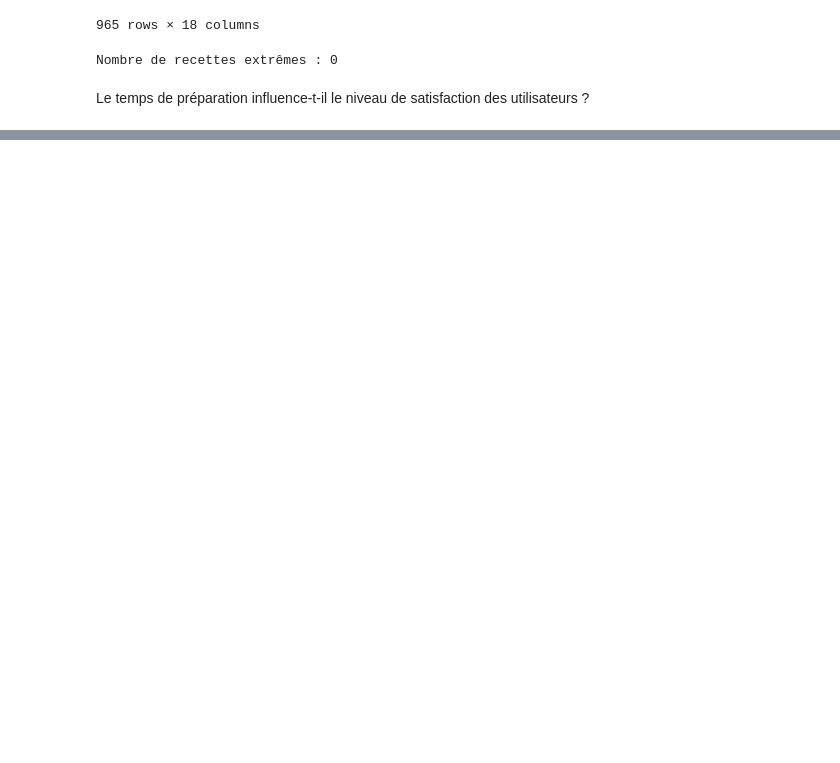
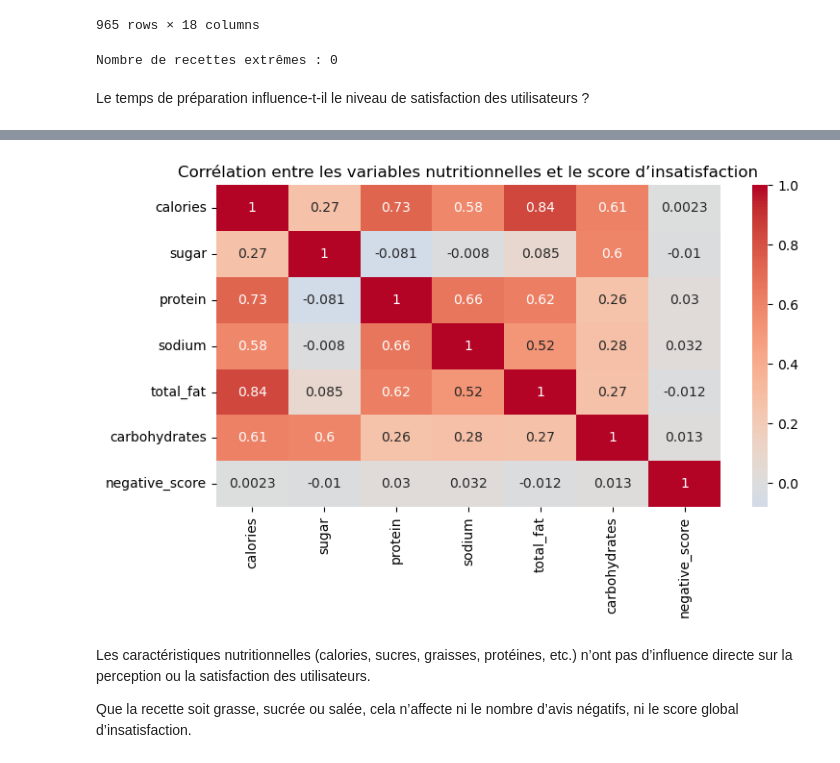
Before and after one commit to DjNaGuRo/MangeTaMain, a Jupyter notebook: notebooks/data_vizualisation.ipynb, the cells around one changed output, grey strips where cells are left out. Saved outputs shown, nothing was run; the diff lists cells and outputs as text; code cells hidden in the pictures; blank space fills up the shorter version.

```diff
--- a/notebooks/data_vizualisation.ipynb
+++ b/notebooks/data_vizualisation.ipynb
@@ -300,0 +344,8 @@ Passing `palette` without assigning `hue` is deprecated and will be removed in v
+# %%
+nutrition_correlation_analysis(merged_df, show=True)
+# %% [output]
+[figure, added]
+# %% [markdown]
+Les caractéristiques nutritionnelles (calories, sucres, graisses, protéines, etc.) n’ont pas d’influence directe sur la perception ou la satisfaction des utilisateurs.
+
+Que la recette soit grasse, sucrée ou salée, cela n’affecte ni le nombre d’avis négatifs, ni le score global d’insatisfaction.
```
Also changed, not shown: parts of 7 cells of this notebook, 3 other files.
